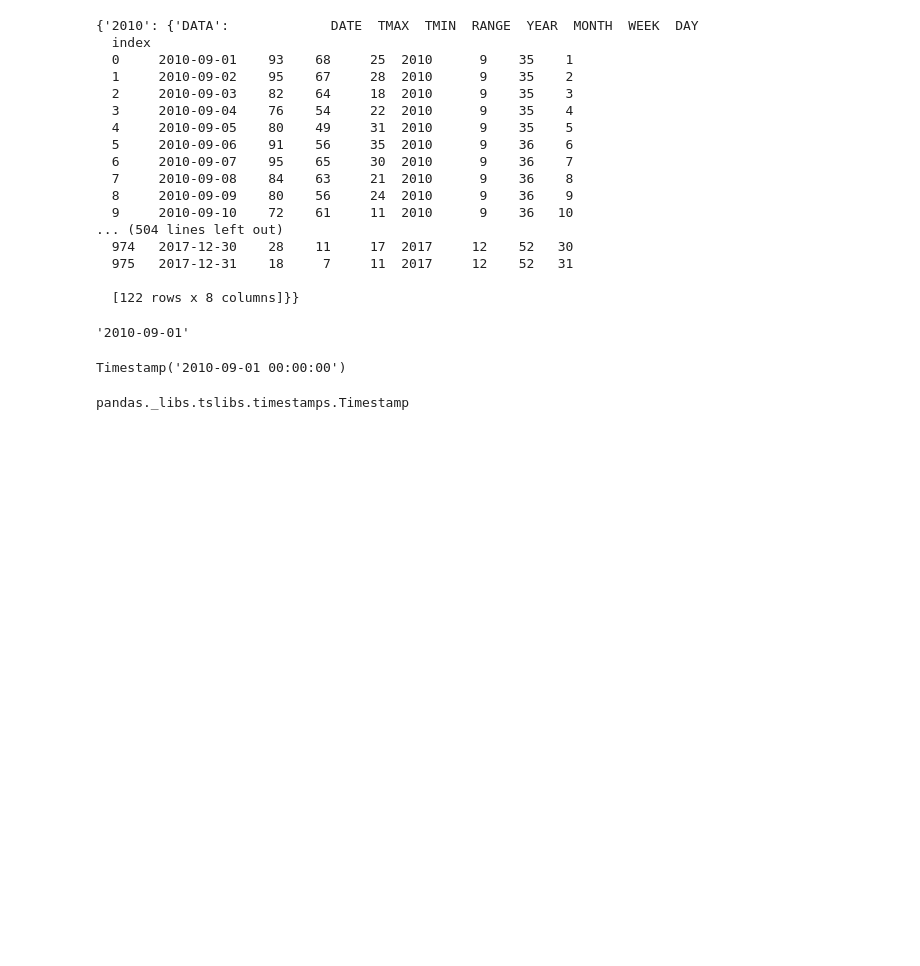
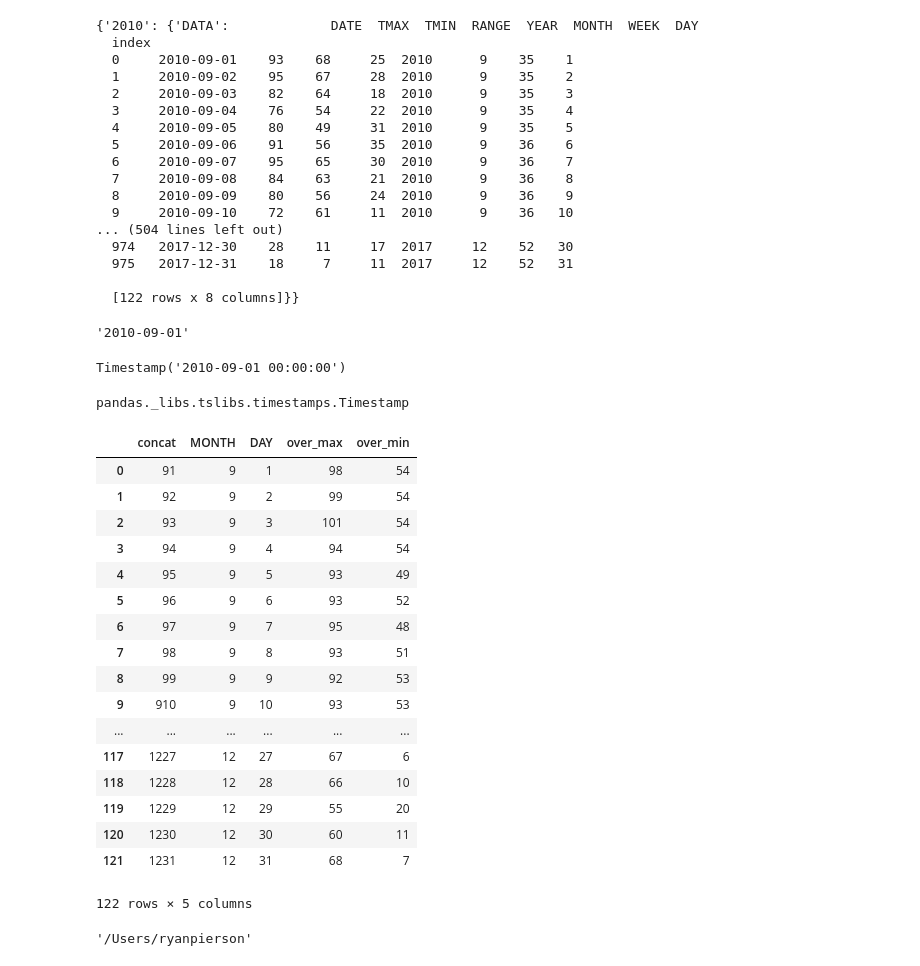
Before and after one commit to ryanpierson87/LouAutumnTemp, a Jupyter notebook: TemperatureDataProjectPlay.ipynb, the cells around one changed output. Saved outputs shown, nothing was run; the diff lists cells and outputs as text; code cells hidden in the pictures; blank space fills up the shorter version.

```diff
--- a/TemperatureDataProjectPlay.ipynb
+++ b/TemperatureDataProjectPlay.ipynb
@@ -554,3 +517,28 @@ def plot_maker()
 x='buffalo'
 exec("%s = %d" % (x,2))
 print(buffalo)
+# %%
+pd.read_sql('Select MONTH || DAY concat, MONTH, DAY,MAX(TMAX) over_max, MIN(TMIN) over_min from autumn GROUP BY 1, 2, 3 ORDER BY 2, 3', conn)
+# %% [output]
+|  | concat | MONTH | DAY | over_max | over_min |
+| 0 | 91 | 9 | 1 | 98 | 54 |
+| 1 | 92 | 9 | 2 | 99 | 54 |
+| 2 | 93 | 9 | 3 | 101 | 54 |
+| 3 | 94 | 9 | 4 | 94 | 54 |
+| 4 | 95 | 9 | 5 | 93 | 49 |
+| 5 | 96 | 9 | 6 | 93 | 52 |
+| 6 | 97 | 9 | 7 | 95 | 48 |
+| 7 | 98 | 9 | 8 | 93 | 51 |
+| 8 | 99 | 9 | 9 | 92 | 53 |
+| 9 | 910 | 9 | 10 | 93 | 53 |
+| ... | ... | ... | ... | ... | ... |
+| 117 | 1227 | 12 | 27 | 67 | 6 |
+| 118 | 1228 | 12 | 28 | 66 | 10 |
+| 119 | 1229 | 12 | 29 | 55 | 20 |
+| 120 | 1230 | 12 | 30 | 60 | 11 |
+| 121 | 1231 | 12 | 31 | 68 | 7 |
+122 rows × 5 columns
+# %%
+pwd
+# %% [output]
+'/Users/ryanpierson'
```
Also changed, not shown: parts of 8 cells of this notebook.
